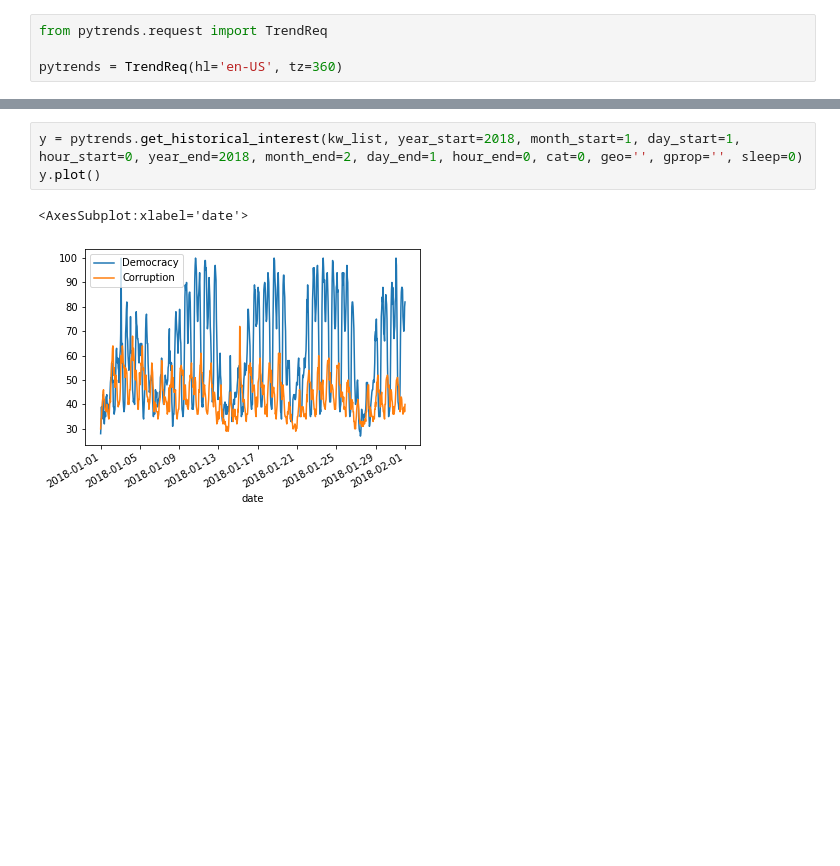
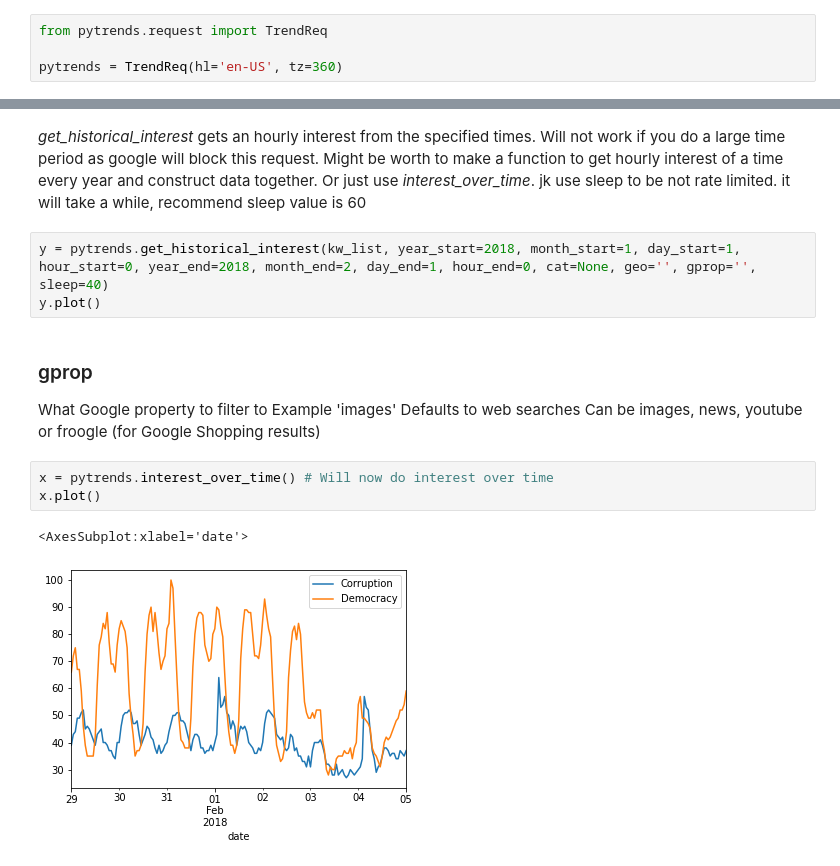
Before and after one commit to olincollege/midterm-project-Erhardt4, a Jupyter notebook: pytrends_data.ipynb, the cells around one changed output, grey strips where cells are left out. Cells and saved outputs as stored; diff of their text form; blank space fills up the shorter version.

Commit message:
Organization of Pytrends data for terms: Democracy Corruption

```diff
--- a/pytrends_data.ipynb
+++ b/pytrends_data.ipynb
@@ -51,9 +49,21 @@ pytrends.interest_over_time()
+# %% [markdown]
+*get_historical_interest* gets an hourly interest from the specified times. Will not work if you do a large time period as google will block this request. Might be worth to make a function to get hourly interest of a time every year and construct data together. Or just use *interest_over_time*. jk use sleep to be not rate limited. it will take a while, recommend sleep value is 60
 # %%
-y = pytrends.get_historical_interest(kw_list, year_start=2018, month_start=1, day_start=1, hour_start=0, year_end=2018, month_end=2, day_end=1, hour_end=0, cat=0, geo='', gprop='', sleep=0)
+y = pytrends.get_historical_interest(kw_list, year_start=2018, month_start=1, day_start=1, hour_start=0, year_end=2018, month_end=2, day_end=1, hour_end=0, cat=None, geo='', gprop='', sleep=40)
 y.plot()
-# %% [output]
-<AxesSubplot:xlabel='date'>
-[figure, removed]
+# %% [markdown]
+### gprop
+
+What Google property to filter to
+Example 'images'
+Defaults to web searches
+Can be images, news, youtube or froogle (for Google Shopping results)
+# %%
+x = pytrends.interest_over_time() # Will now do interest over time
+x.plot()
+# %% [output]
+<AxesSubplot:xlabel='date'>
+[figure, added]
 # %%
 z = pytrends.interest_by_region(resolution='COUNTRY', inc_low_vol=True, inc_geo_code=False)
 z.plot()
```
Also changed, not shown: parts of 6 cells of this notebook.
